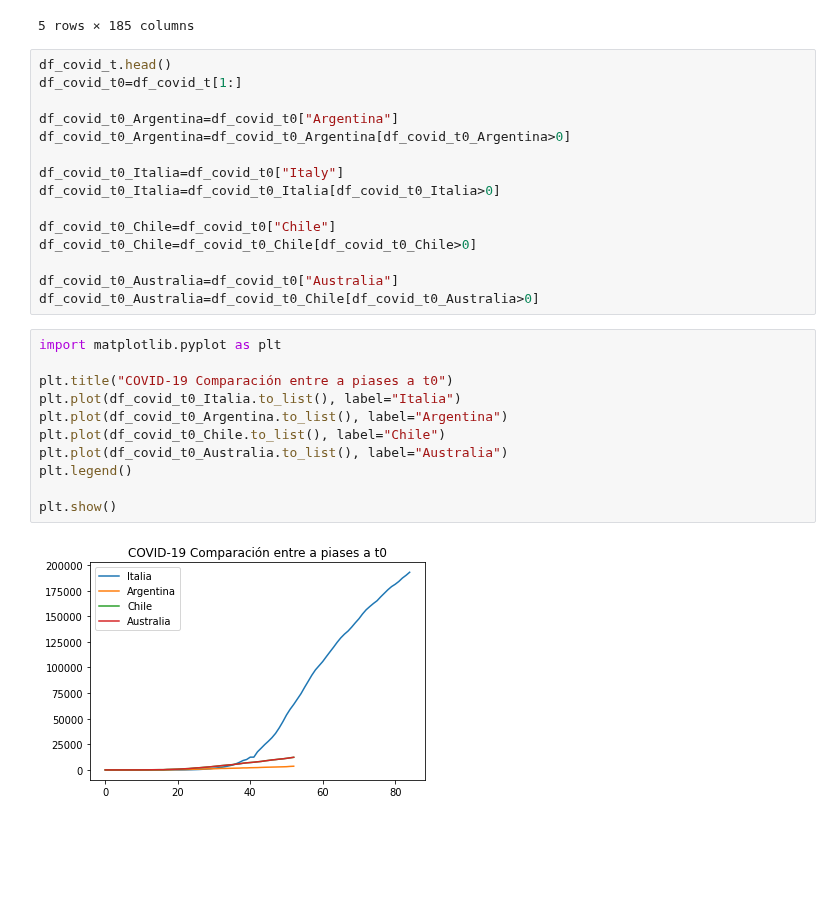
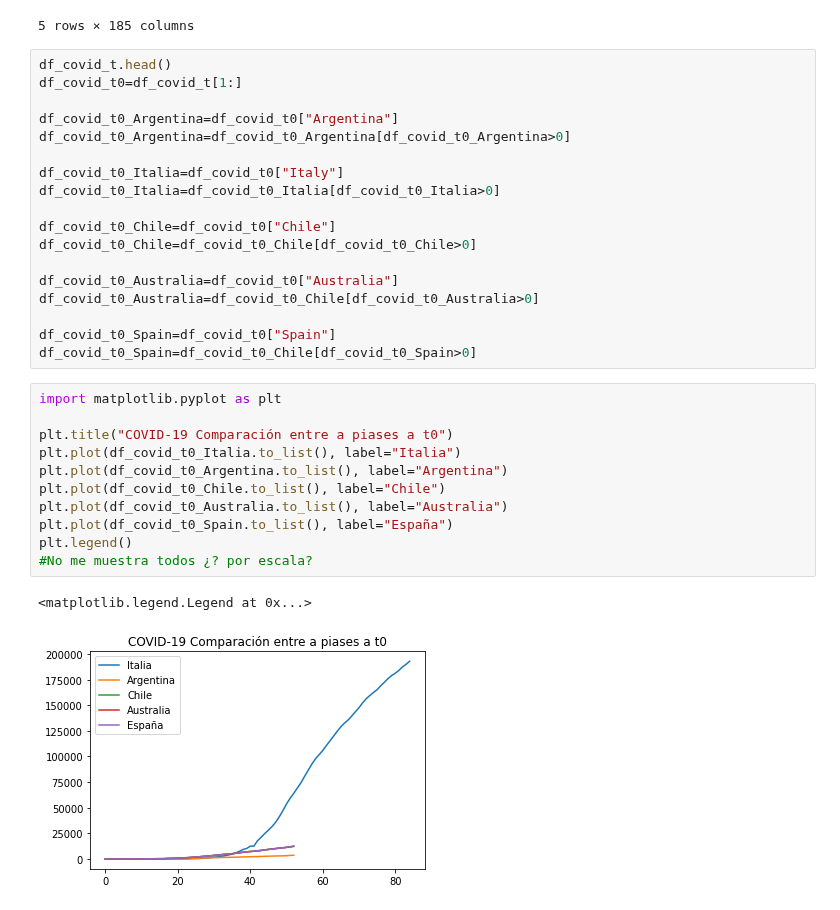
Before and after one commit to guillermohenrion/Intro-Python, a Jupyter notebook: Exploración_con_pandas.ipynb, the cells around one changed output. Saved outputs shown, nothing was run; the diff lists cells and outputs as text; blank space fills up the shorter version.

```diff
--- a/Exploración_con_pandas.ipynb
+++ b/Exploración_con_pandas.ipynb
@@ -67,16 +77,20 @@ df_covid_t0_Chile=df_covid_t0_Chile[df_covid_t0_Chile>0]
 
 df_covid_t0_Australia=df_covid_t0["Australia"]
 df_covid_t0_Australia=df_covid_t0_Chile[df_covid_t0_Australia>0]
+
+df_covid_t0_Spain=df_covid_t0["Spain"]
+df_covid_t0_Spain=df_covid_t0_Chile[df_covid_t0_Spain>0]
 # %%
 import matplotlib.pyplot as plt
 
 plt.title("COVID-19 Comparación entre a piases a t0")
 plt.plot(df_covid_t0_Italia.to_list(), label="Italia")
 plt.plot(df_covid_t0_Argentina.to_list(), label="Argentina")
 plt.plot(df_covid_t0_Chile.to_list(), label="Chile")
 plt.plot(df_covid_t0_Australia.to_list(), label="Australia")
+plt.plot(df_covid_t0_Spain.to_list(), label="España")
 plt.legend()
-
-plt.show()
+#No me muestra todos ¿? por escala?
 # %% [output]
+<matplotlib.legend.Legend at 0x...>
-[figure, old version]
+[figure, new version]
```
Also changed, not shown: parts of 1 cell of this notebook.
